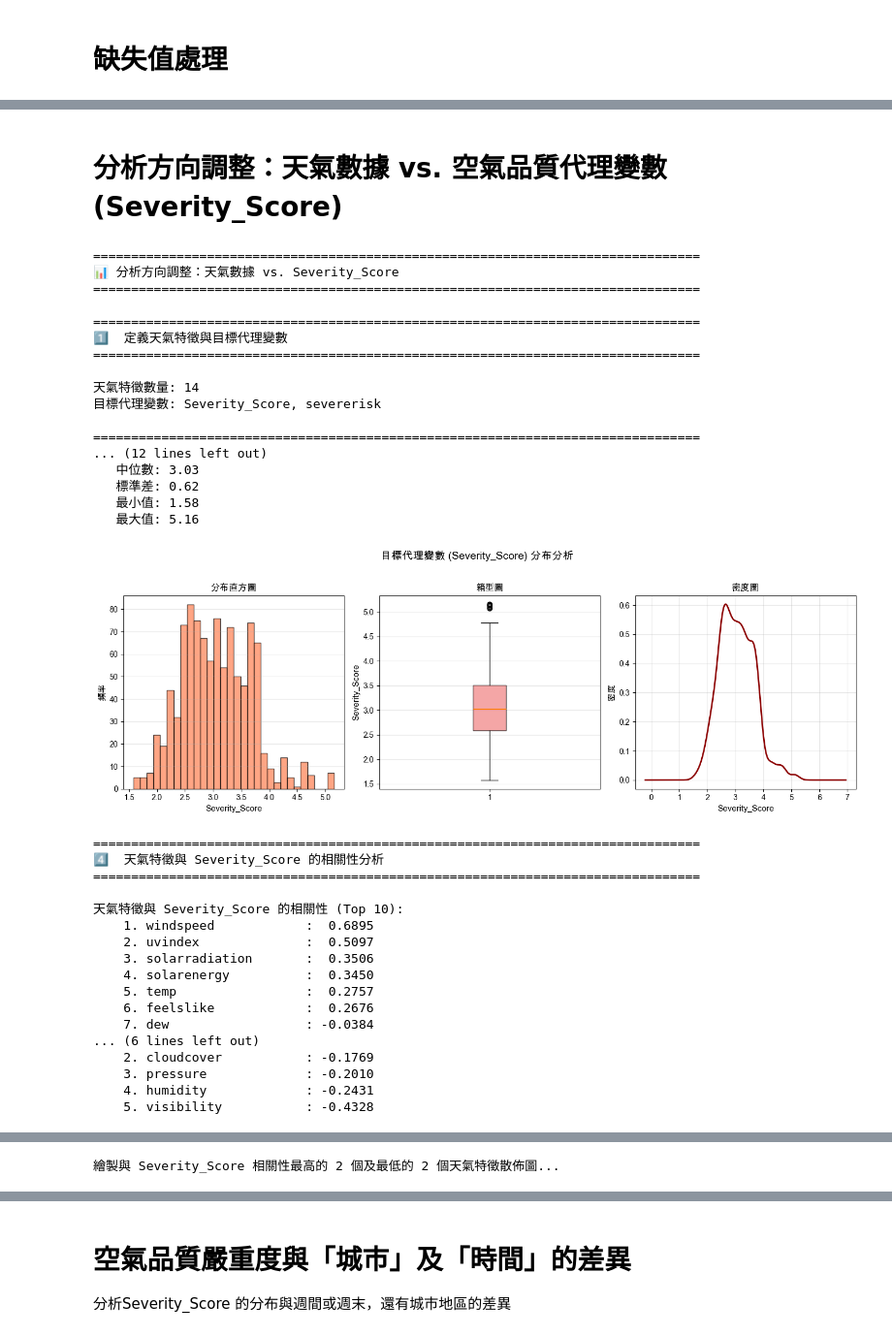
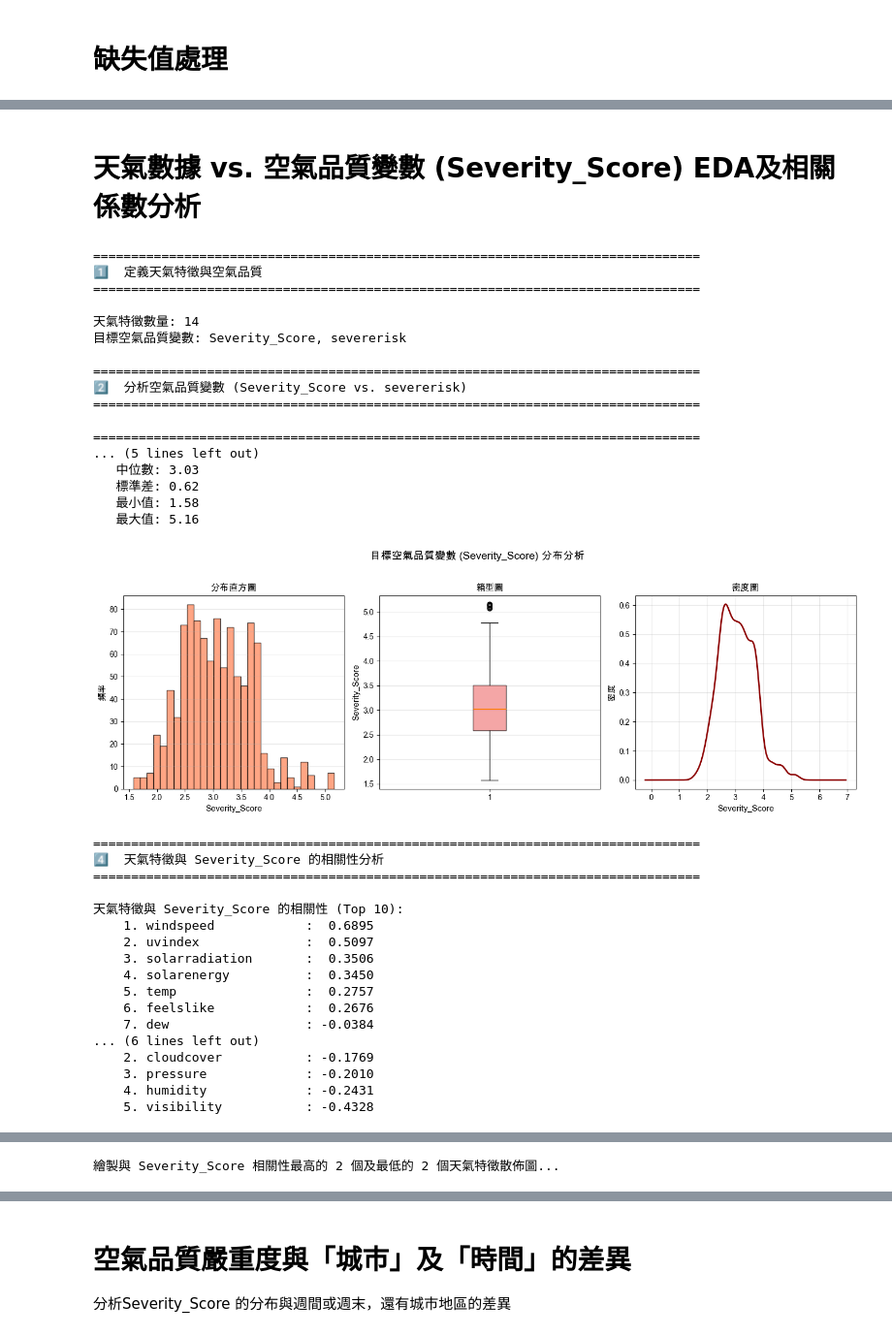
Before and after one commit to mirageapache/jupyter_note, a Jupyter notebook: DM/InterimReport/interim_report.ipynb, the cells around one changed output, grey strips where cells are left out. Shown at 97% size. Cells and saved outputs as stored; diff of their text form; code cells hidden in the pictures.

```diff
--- a/DM/InterimReport/interim_report.ipynb
+++ b/DM/InterimReport/interim_report.ipynb
@@ -735,24 +217,19 @@ print("\n" + "=" * 80)
 # %% [markdown]
-# 分析方向調整：天氣數據 vs. 空氣品質代理變數 (Severity_Score)
+# 天氣數據 vs. 空氣品質變數 (Severity_Score) EDA及相關係數分析
 # %%
-# 分析方向調整：天氣數據 vs. 空氣品質代理變數 (Severity_Score)
 
 import seaborn as sns
 from scipy.stats import pearsonr
 
-print("=" * 80)
-print("📊 分析方向調整：天氣數據 vs. Severity_Score")
-print("=" * 80)
-
 # 1. 定義特徵集
 print("\n" + "=" * 80)
-print("1️⃣  定義天氣特徵與目標代理變數")
+print("1️⃣  定義天氣特徵與空氣品質")
 print("=" * 80)
 
 # 天氣相關特徵
 weather_features = [
     'temp', 'feelslike', 'visibility',
-    'humidity', 'dew', 'precipprob', 'precipcover',
+    'humidity', 'dew', 'precipprob', 'precip',
     'windspeed', 'winddir', 'cloudcover',
     'solarradiation', 'solarenergy', 'uvindex',
     'pressure'
@@ -761,26 +238,18 @@ weather_features = [
 # 確保所有天氣特徵都存在於資料中
 weather_features = [col for col in weather_features if col in rawData.columns]
 
-# 目標代理變數
+# 目標空氣品質變數
 proxy_targets = ['Severity_Score', 'severerisk']
 
 print(f"\n天氣特徵數量: {len(weather_features)}")
-print(f"目標代理變數: {', '.join(proxy_targets)}")
+print(f"目標空氣品質變數: {', '.join(proxy_targets)}")
 
-# 2. 分析兩個代理變數之間的關係
+# 2. 分析兩個空氣品質變數之間的關係
 print("\n" + "=" * 80)
-print("2️⃣  分析代理變數 (Severity_Score vs. severerisk)")
+print("2️⃣  分析空氣品質變數 (Severity_Score vs. severerisk)")
 print("=" * 80)
 
-corr_proxy, _ = pearsonr(rawData['Severity_Score'], rawData['severerisk'])
-print(f"\nSeverity_Score 和 severerisk 之間的 Pearson 相關係數: {corr_proxy:.4f}")
-
-if corr_proxy > 0.9:
-    print("✅ 兩個代理變數高度正相關，可選擇其中一個 (Severity_Score) 作為主要分析目標。")
-    main_target = 'Severity_Score'
-else:
-    print("⚠️ 兩個代理變數相關性不高，可能需要分開分析。")
-    main_target = 'Severity_Score' # 預設使用 Severity_Score
+main_target = 'Severity_Score'
 
 # 3. 主要目標變數 (Severity_Score) 的 EDA
 print("\n" + "=" * 80)
@@ -796,7 +265,7 @@ print(f"   最大值: {rawData[main_target].max():.2f}")
 
 # 目標變數分布圖
 plt.figure(figsize=(14, 5))
-plt.suptitle(f'目標代理變數 ({main_target}) 分布分析', fontsize=14, fontweight='bold')
+plt.suptitle(f'目標空氣品質變數 ({main_target}) 分布分析', fontsize=14, fontweight='bold')
 
 plt.subplot(1, 3, 1)
 plt.hist(rawData[main_target], bins=30, color='coral', edgecolor='black', alpha=0.7)
@@ -882,65 +351,43 @@ for idx, feature in enumerate(selected_features):
 
     axes[idx].scatter(rawData[feature], rawData[main_target],
                      alpha=0.3, s=15, color=scatter_color)
     axes[idx].set_xlabel(feature, fontsize=10, fontweight='bold')
     axes[idx].set_ylabel(main_target, fontsize=10)
 
     # 標題顯示相關性類型
     corr_type = "正相關 ✓" if corr > 0 else "負相關 ✗"
     axes[idx].set_title(f'{feature} ({corr_type})\n相關係數: {corr:.4f}',
                        fontsize=11, fontweight='bold', color=color)
     axes[idx].grid(alpha=0.3)
 
     # 加入趨勢線
     z = np.polyfit(rawData[feature].dropna(), rawData[main_target].loc[rawData[feature].dropna().index], 1)
     p = np.poly1d(z)
     axes[idx].plot(rawData[feature], p(rawData[feature]), "--",
                   color=color, alpha=0.8, linewidth=2.5, label='趨勢線')
     axes[idx].legend(fontsize=9, loc='best')
 
 plt.tight_layout(rect=[0, 0, 1, 0.98])
 plt.show()
-
-# 顯示說明
-print("\n📊 圖表說明:")
-print("   • 前兩張圖 (左上、右上): 與 Severity_Score 正相關最高的天氣特徵")
-print("   • 後兩張圖 (左下、右下): 與 Severity_Score 負相關最強的天氣特徵")
-print("\n💡 分析重點:")
-print(f"   ✓ 正相關特徵: 數值越高 → {main_target} 越高")
-print(f"   ✗ 負相關特徵: 數值越高 → {main_target} 越低 (例如: 能見度越好,空氣品質越佳)")
-
-# 6. 總結
-print("\n" + "=" * 80)
-print("📊 新方向分析總結")
-print("=" * 80)
-print(f"✅ 主要分析目標已轉向預測代理變數: {main_target}")
-print(f"✅ 分析了 {len(weather_features)} 個天氣特徵與其的相關性。")
-if not target_correlation_weather.empty:
-    print(f"✅ 與 {main_target} 相關性最高的天氣特徵: {target_correlation_weather.head(1).index[0]} (r={target_correlation_weather.head(1).values[0]:.4f})")
-    print(f"✅ 與 {main_target} 負相關性最強的天氣特徵: {target_correlation_weather.tail(1).index[0]} (r={target_correlation_weather.tail(1).values[0]:.4f})")
-print("\n💡 下一步建議:")
-print("   - 基於這些高相關性的天氣特徵，建立迴歸模型來預測 Severity_Score。")
-print("   - 可以考慮使用如 `temp`, `feelslike`, `humidity`, `dew` 等作為主要預測因子。")
-print("=" * 80)
 # %% [output]
 ================================================================================
-📊 分析方向調整：天氣數據 vs. Severity_Score
+1️⃣  定義天氣特徵與空氣品質
+================================================================================
+
+天氣特徵數量: 14
+目標空氣品質變數: Severity_Score, severerisk
+
+================================================================================
+2️⃣  分析空氣品質變數 (Severity_Score vs. severerisk)
 ================================================================================
 
 ================================================================================
-1️⃣  定義天氣特徵與目標代理變數
-================================================================================
-
-天氣特徵數量: 14
-目標代理變數: Severity_Score, severerisk
-
-================================================================================
-... (12 lines left out)
+... (5 lines left out)
    中位數: 3.03
    標準差: 0.62
    最小值: 1.58
    最大值: 5.16
-[figure, old version]
+[figure, new version]
 ================================================================================
 4️⃣  天氣特徵與 Severity_Score 的相關性分析
 ================================================================================
```
Also changed, not shown: parts of 15 cells of this notebook.
